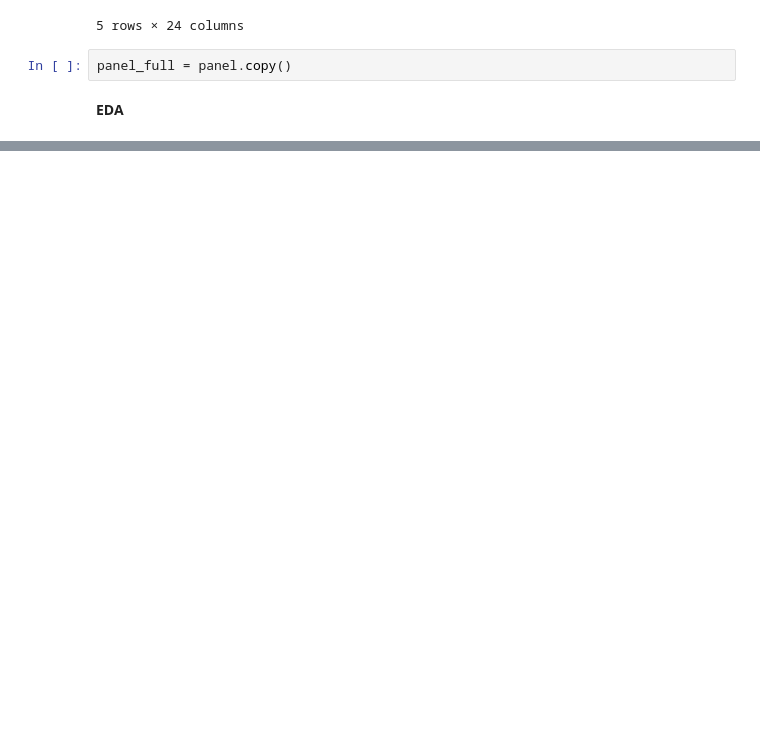
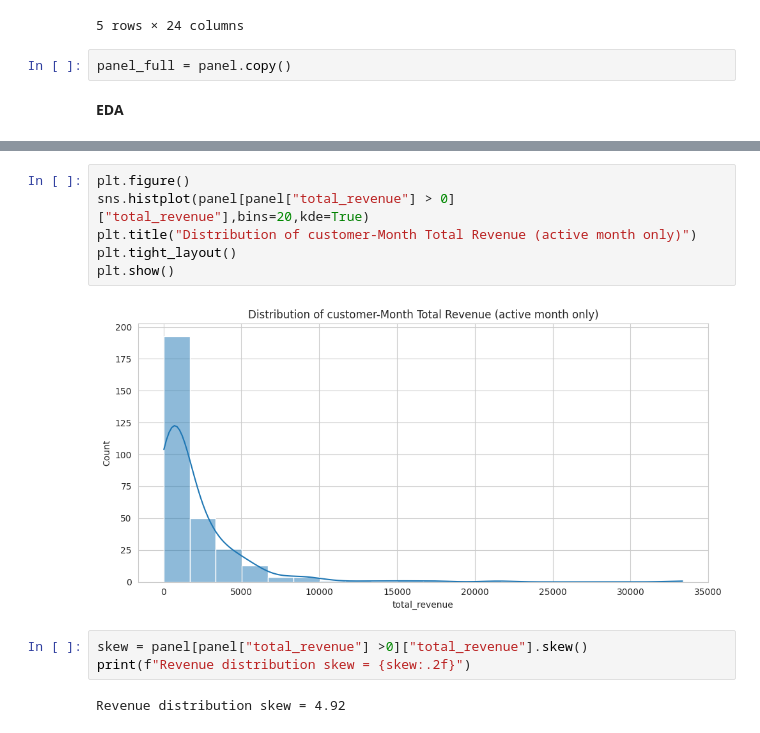
Before and after one commit to Bibhuti-MLAI/Time-Series-Forcasting, a Jupyter notebook: Revenue_Forcasting.ipynb, the cells around one changed output, grey strips where cells are left out. Cells and saved outputs as stored; diff of their text form; blank space fills up the shorter version.

```diff
--- a/Revenue_Forcasting.ipynb
+++ b/Revenue_Forcasting.ipynb
@@ -470,0 +497,13 @@ panel_full = panel.copy()
+# %%
+plt.figure()
+sns.histplot(panel[panel["total_revenue"] > 0]["total_revenue"],bins=20,kde=True)
+plt.title("Distribution of customer-Month Total Revenue (active month only)")
+plt.tight_layout()
+plt.show()
+# %% [output]
+[figure, added]
+# %%
+skew = panel[panel["total_revenue"] >0]["total_revenue"].skew()
+print(f"Revenue distribution skew = {skew:.2f}")
+# %% [output]
+Revenue distribution skew = 4.92
```
Also changed, not shown: parts of 5 cells of this notebook.
